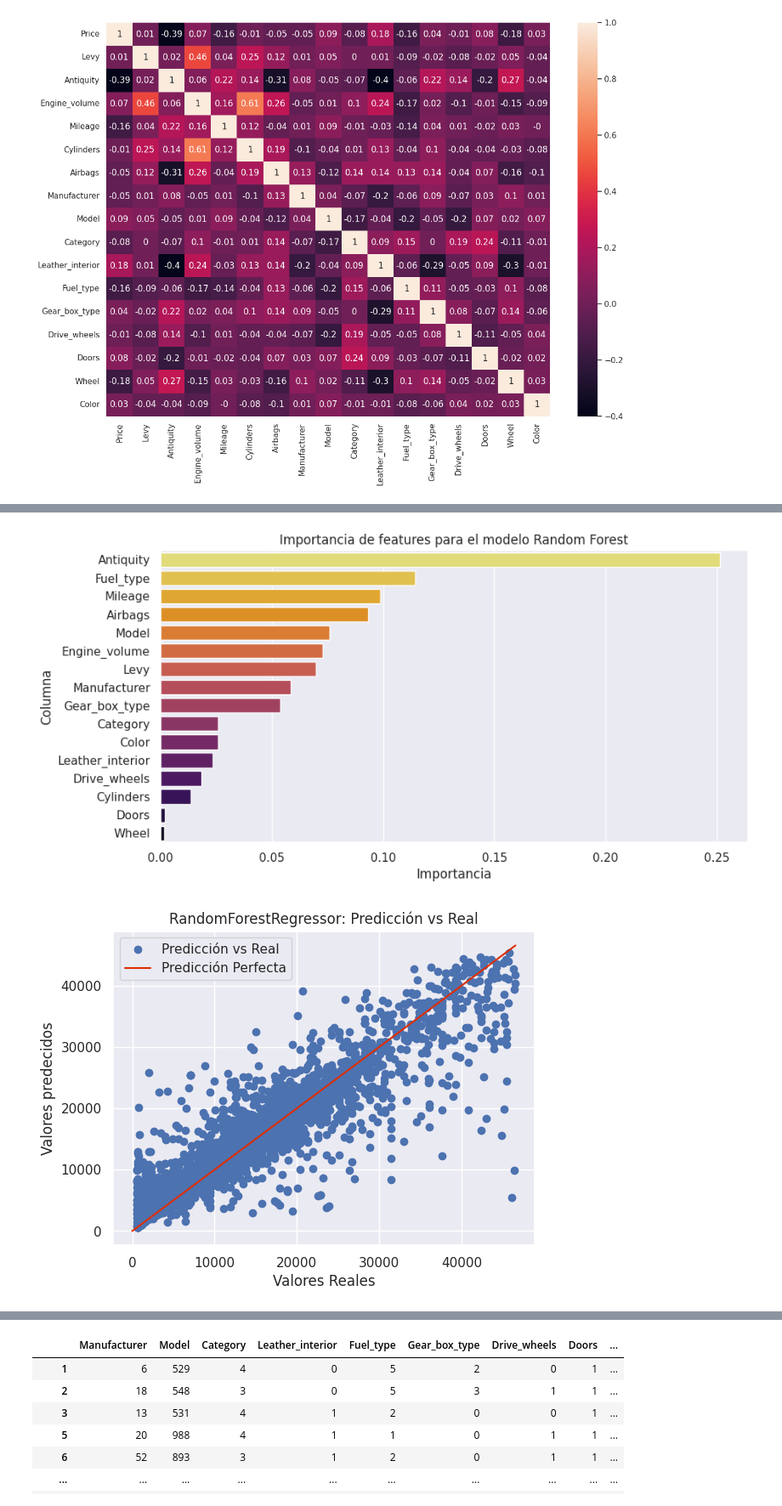
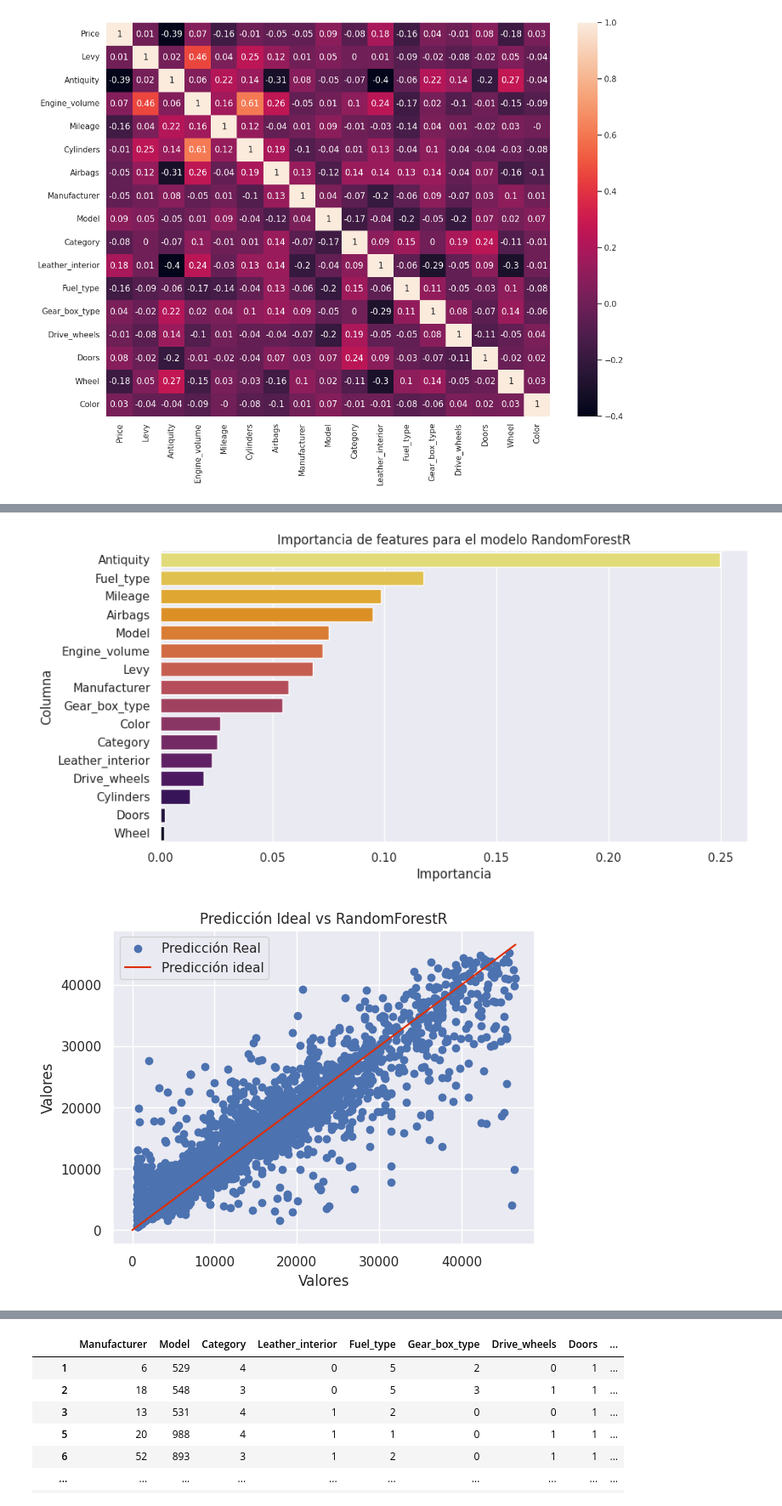
Before and after one commit to JotaLeutgeb/proyectofinalDS1, a Jupyter notebook: Car_Prediction/Main.ipynb, the cells around one changed output, grey strips where cells are left out. Shown at 85% size. Saved outputs shown, nothing was run; the diff lists cells and outputs as text; code cells hidden in the pictures.

```diff
--- a/Car_Prediction/Main.ipynb
+++ b/Car_Prediction/Main.ipynb
@@ -949,8 +944,12 @@ modelos = {
 }
 # %%
 for nombre, modelos in modelos.items():
-    r2, rmse = modelado(modelos, X_train, X_test, y_train, y_test)
+    #Utilizamos la misma función declarada en el modelado nro 1
+    r2, RMSE = modelado(modelos, X_train, X_test, y_train, y_test)
+    # Apendeamos el nombre del modelo
     resultados['Algoritmo'].append(nombre)
+    # Apendeamos el valor de R2 del modelo
     resultados['R2'].append(r2)
-    resultados['RMSE'].append(rmse)
+    # Apendeamos el valor de RMSE del modelo
+    resultados['RMSE'].append(RMSE)
 # %% [output]
@@ -997,35 +998,40 @@ importancia_columnas_df = pd.DataFrame({'Columna': nombre_columnas, 'Importancia
 # Ordenar el DataFrame por importancia en orden descendente
 importancia_columnas_df = importancia_columnas_df.sort_values(by='Importancia', ascending=False)
 
+nombre_mejor_modelo = resultados_modelos.loc[resultados_modelos['R2'].idxmax(), 'Algoritmo']
+
 # Seleccionar las 20 características más importantes
 top_columnas = importancia_columnas_df.head(16)
 
 # Graficar la importancia de las características para las 20 más importantes
 plt.figure(figsize=(10, 5))
 sns.barplot(x='Importancia', y='Columna', data=top_columnas, palette='inferno_r')
-plt.title('Importancia de features para el modelo Random Forest')
+plt.title(f'Importancia de features para el modelo {nombre_mejor_modelo}')
 plt.xlabel('Importancia')
 plt.ylabel('Columna')
 plt.show()
 # %% [output]
-[figure, old version]
+[figure, new version]
 # %%
-plt.scatter(y_test, y_pred, color='b', label='Predicción vs Real')
+plt.scatter(y_test, y_pred, color='b', label='Predicción Real')
+
 
 #Guardamos el valoor más alto entre las predicciones y los datos reales
 max_value = max(np.max(y_test), np.max(y_pred))
 
+nombre_mejor_modelo = resultados_modelos.loc[resultados_modelos['R2'].idxmax(), 'Algoritmo']
+
 #Plotamos la línea de predicción desde 0 hasta el valor máximo
-plt.plot([0, max_value], [0, max_value], color='#de2e03', label='Predicción Perfecta')
+plt.plot([0, max_value], [0, max_value], color='#de2e03', label='Predicción ideal')
 
 #Labels y leyenda
-plt.xlabel('Valores Reales')
-plt.ylabel('Valores predecidos')
-plt.title('RandomForestRegressor: Predicción vs Real')
+plt.xlabel('Valores')
+plt.ylabel('Valores')
+plt.title(f'Predicción Ideal vs {nombre_mejor_modelo}')
 
 plt.legend()
 
 plt.show()
 # %% [output]
-[figure, old version]
+[figure, new version]
 # %%
```
Also changed, not shown: parts of 53 cells of this notebook.
